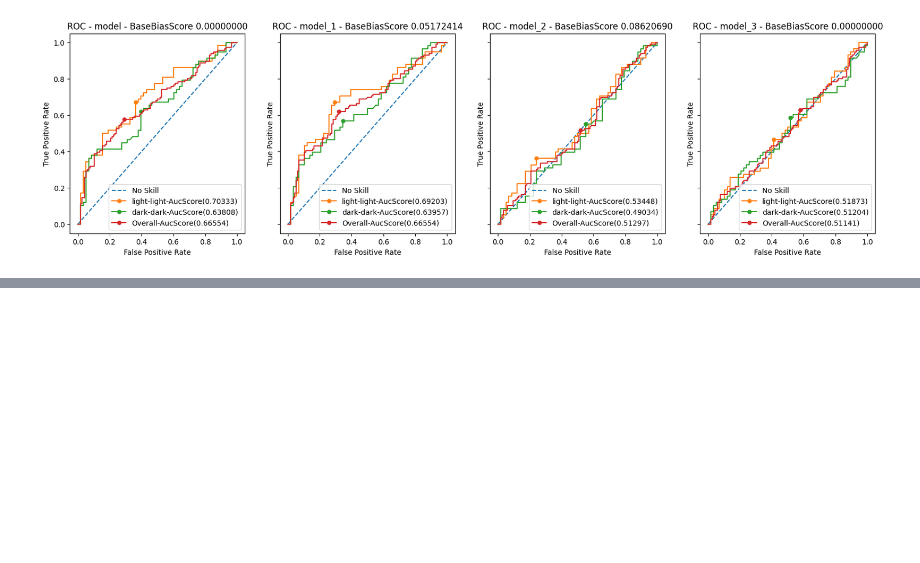
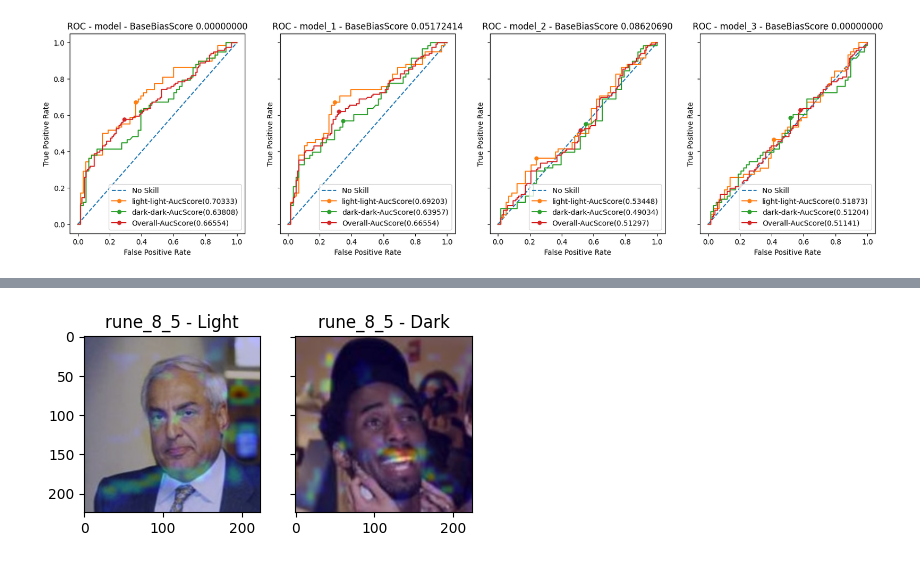
Before and after one commit to GhaidaAlAtoum/CS8321_FinalLab, a Jupyter notebook: code/compiling_results/compiling_results_run_e.ipynb, the cells around one changed output, grey strips where cells are left out. Saved outputs shown, nothing was run; the diff lists cells and outputs as text; code cells hidden in the pictures; blank space fills up the shorter version.

```diff
--- a/code/compiling_results/compiling_results_run_e.ipynb
+++ b/code/compiling_results/compiling_results_run_e.ipynb
@@ -323,0 +343,13 @@ PredictionPlotKit.plot_multiple_roc(
+# %%
+GradCam.plot_multiple_grad_cam(
+    title = "run{}_8_5".format(RUN_ID),
+    image_dir = IMAGE_DIR,
+    light_sample = light_sample,
+    dark_sample = dark_sample,
+    last_conv_layer_name = "block3_conv1",
+    model = run_e_model_8_5,
+    pre_processor_function = None,
+    save_output = False
+)
+# %% [output]
+[figure, added]
```
Also changed, not shown: parts of 7 cells of this notebook, 1 other file.
